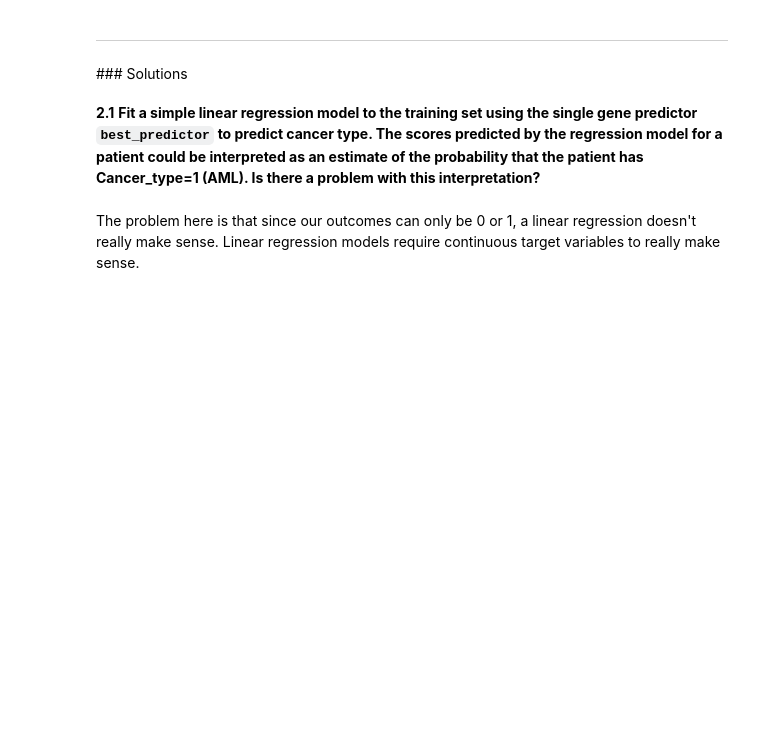
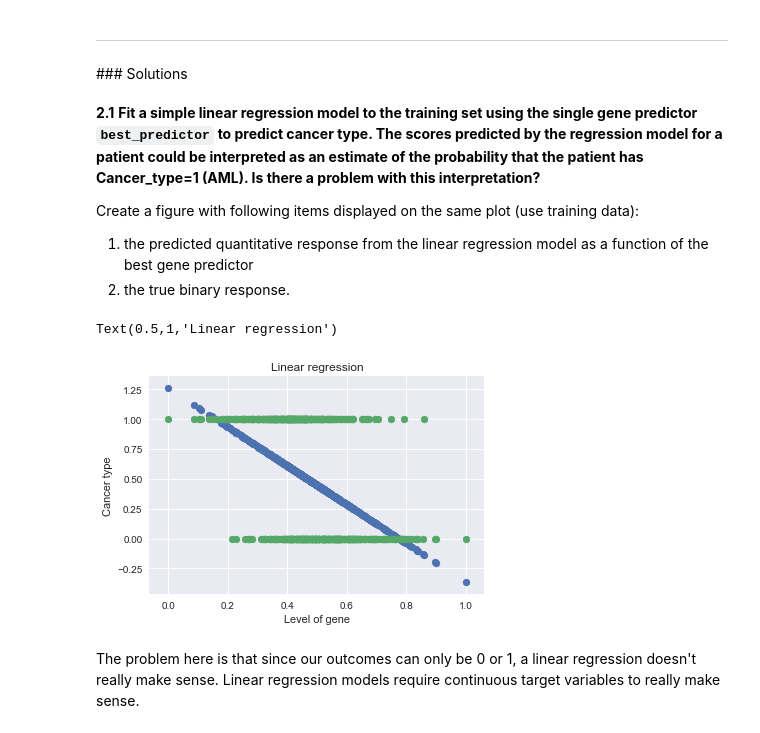
Before and after one commit to katiegrosch/2019-CS109A, a Jupyter notebook: content/homeworks/cs109a_hw4_209/cs109a_HW4.ipynb, the cells around one changed output. Cells and saved outputs as stored; diff of their text form; code cells hidden in the pictures; blank space fills up the shorter version.

```diff
--- a/content/homeworks/cs109a_hw4_209/cs109a_HW4.ipynb
+++ b/content/homeworks/cs109a_hw4_209/cs109a_HW4.ipynb
@@ -233,13 +249,28 @@ Based on these plots, does one of the models appear better suited for binary cla
 ### Solutions
 # %% [markdown]
 **2.1** **Fit a simple linear regression model to the training set using the single gene predictor `best_predictor` to predict cancer type. The scores predicted by the regression model for a patient could be interpreted as an estimate of the probability that the patient has Cancer_type=1 (AML).  Is there a problem with this interpretation?**
+
+Create a figure with following items displayed on the same plot (use training data):
+
+1) the predicted quantitative response from the linear regression model as a function of the best gene predictor
+2) the true binary response.
 # %%
-best_predictor_train = X_train_normalized[best_predictor].reshape(-1, 1)
-best_predictor_test = X_test_normalized[best_predictor].reshape(-1, 1)
+best_predictor_train = X_train_normalized[best_predictor].values.reshape(-1, 1)
+best_predictor_test = X_test_normalized[best_predictor].values.reshape(-1, 1)
 
 lin_reg = LinearRegression().fit(best_predictor_train, y_train)
 lin_reg_predictions_train = lin_reg.predict(best_predictor_train)
 lin_reg_predictions_test = lin_reg.predict(best_predictor_test)
+
+
+plt.scatter(best_predictor_train, lin_reg_predictions_train)
+plt.scatter(best_predictor_train, y_train)
+plt.xlabel("Level of gene")
+plt.ylabel("Cancer type")
+plt.title("Linear regression")
+# %% [output]
+Text(0.5,1,'Linear regression')
+[figure, added]
 # %% [markdown]
 The problem here is that since our outcomes can only be 0 or 1, a linear regression doesn't really make sense. Linear regression models require continuous target variables to really make sense.
 # %% [markdown]
```
Also changed, not shown: parts of 31 cells of this notebook.
